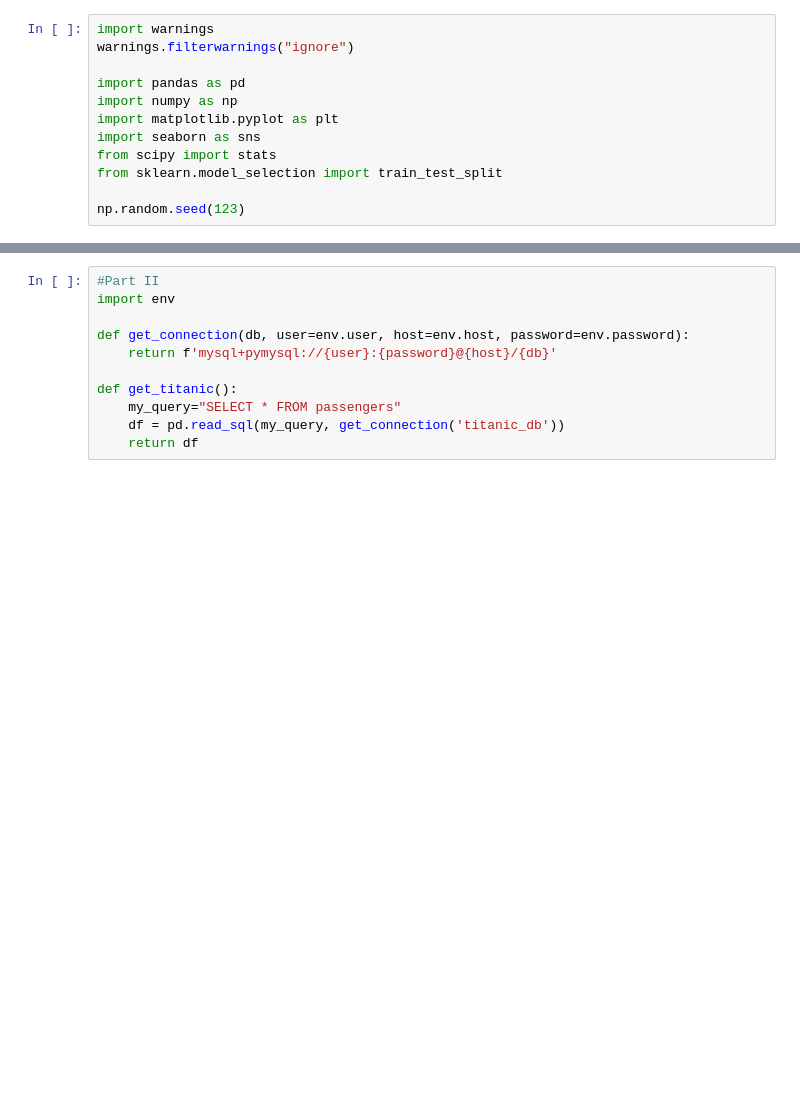
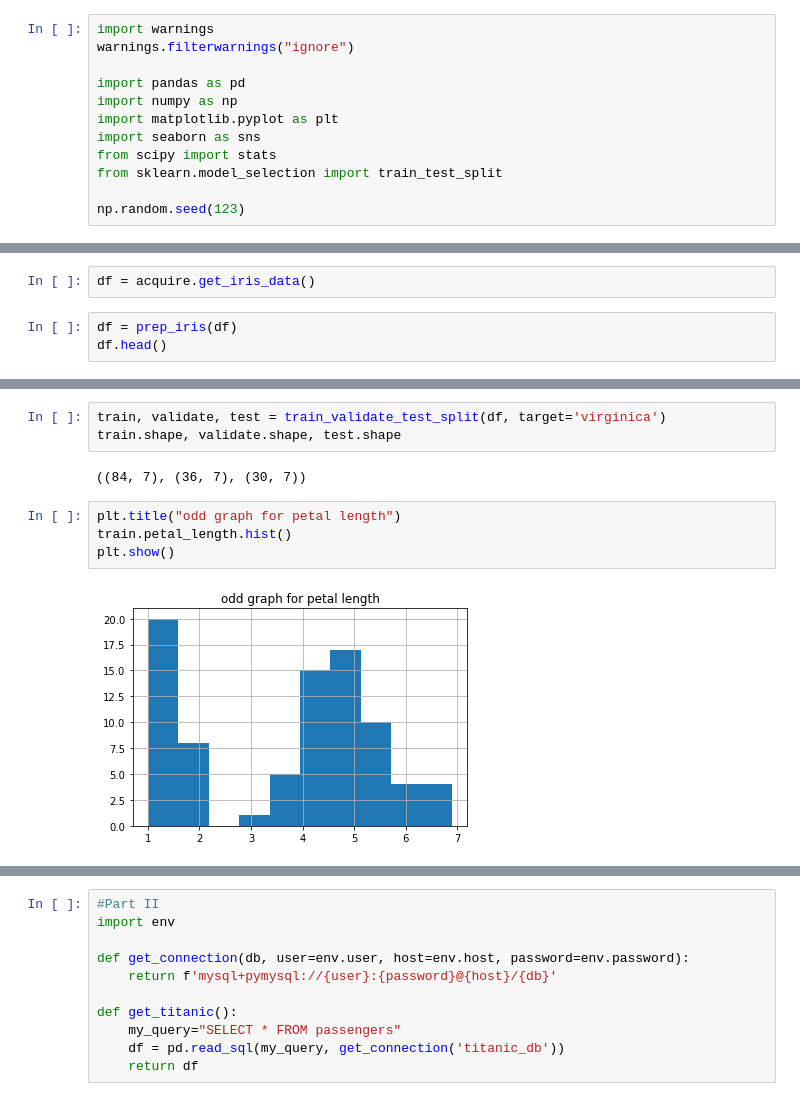
Before and after one commit to BurtonBarnes/classification-exercises, a Jupyter notebook: classification-exercises.ipynb, the cells around one changed output, grey strips where cells are left out. Saved outputs shown, nothing was run; the diff lists cells and outputs as text; blank space fills up the shorter version.

```diff
--- a/classification-exercises.ipynb
+++ b/classification-exercises.ipynb
@@ -542,0 +569,5 @@ np.random.seed(123)
+# %%
+df = acquire.get_iris_data()
+# %%
+df = prep_iris(df)
+df.head()
@@ -542,0 +590,11 @@ np.random.seed(123)
+# %%
+train, validate, test = train_validate_test_split(df, target='virginica')
+train.shape, validate.shape, test.shape
+# %% [output]
+((84, 7), (36, 7), (30, 7))
+# %%
+plt.title("odd graph for petal length")
+train.petal_length.hist()
+plt.show()
+# %% [output]
+[figure, added]
```
Also changed, not shown: parts of 26 cells of this notebook.
